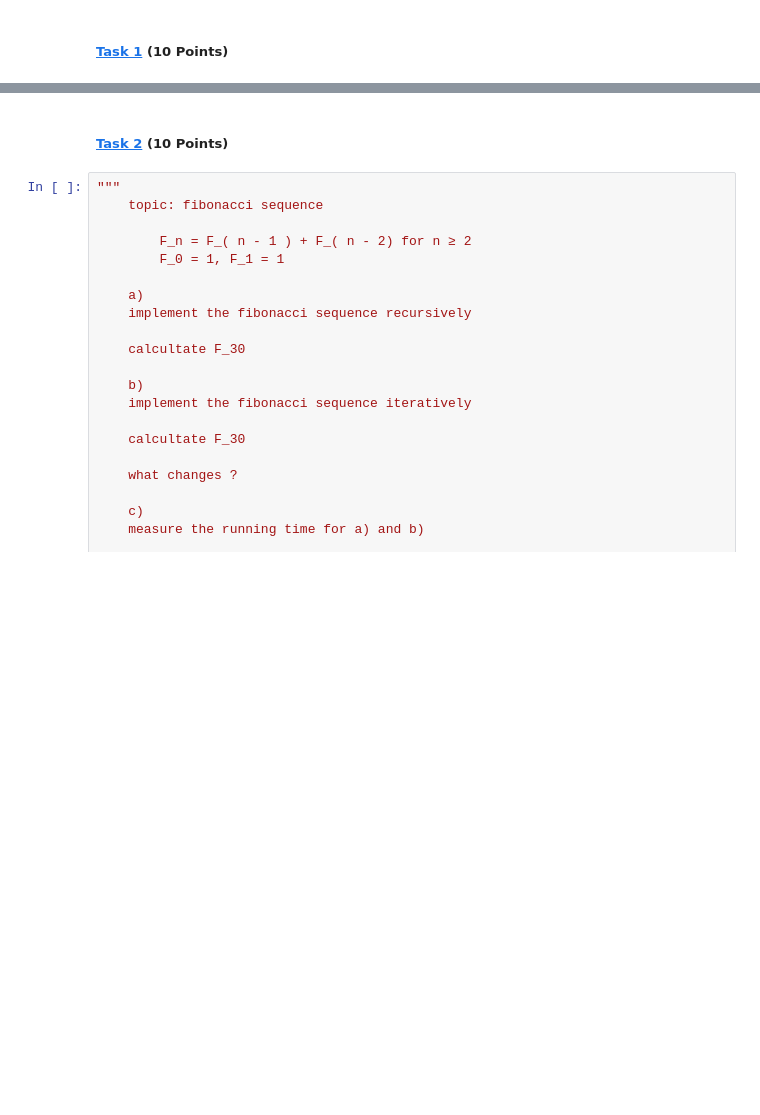
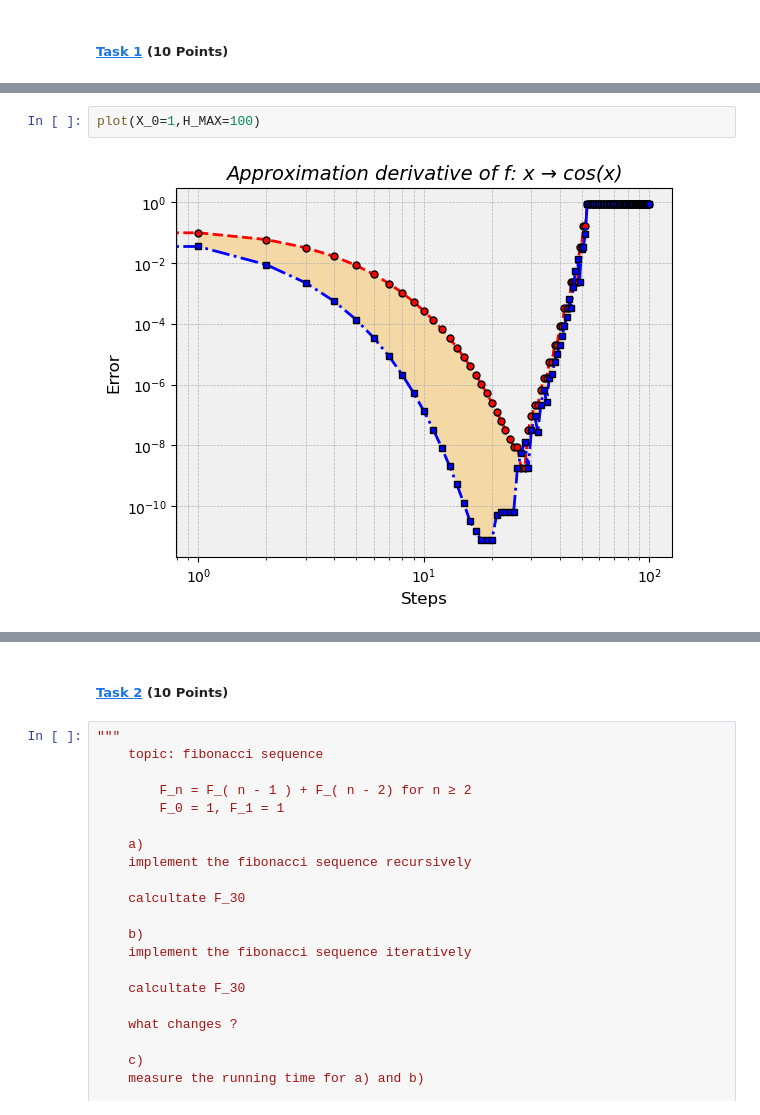
Before and after one commit to VictoriousGladiator/01ALMA1, a Jupyter notebook: 03Week.ipynb, the cells around one changed output, grey strips where cells are left out. Saved outputs shown, nothing was run; the diff lists cells and outputs as text; blank space fills up the shorter version.

```diff
--- a/03Week.ipynb
+++ b/03Week.ipynb
@@ -43,0 +236,4 @@
+# %%
+plot(X_0=1,H_MAX=100)
+# %% [output]
+[figure, added]
```
Also changed, not shown: parts of 16 cells of this notebook.
